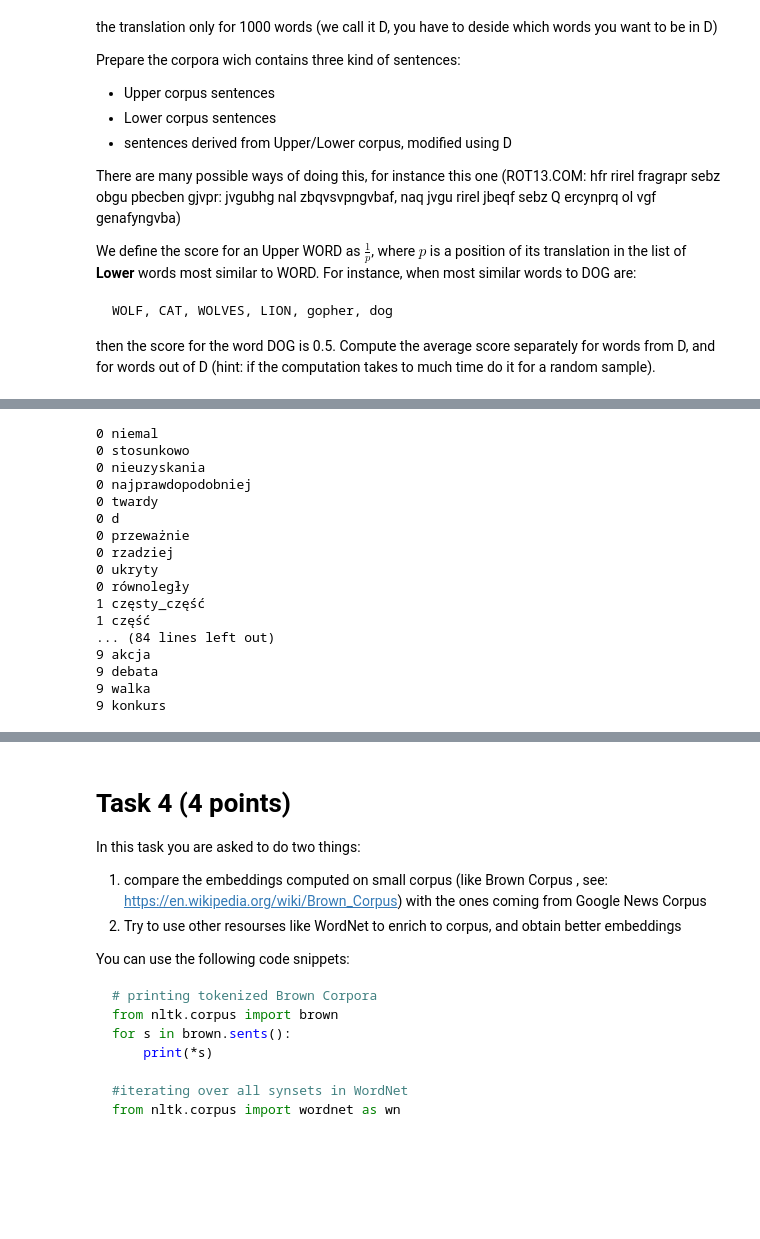
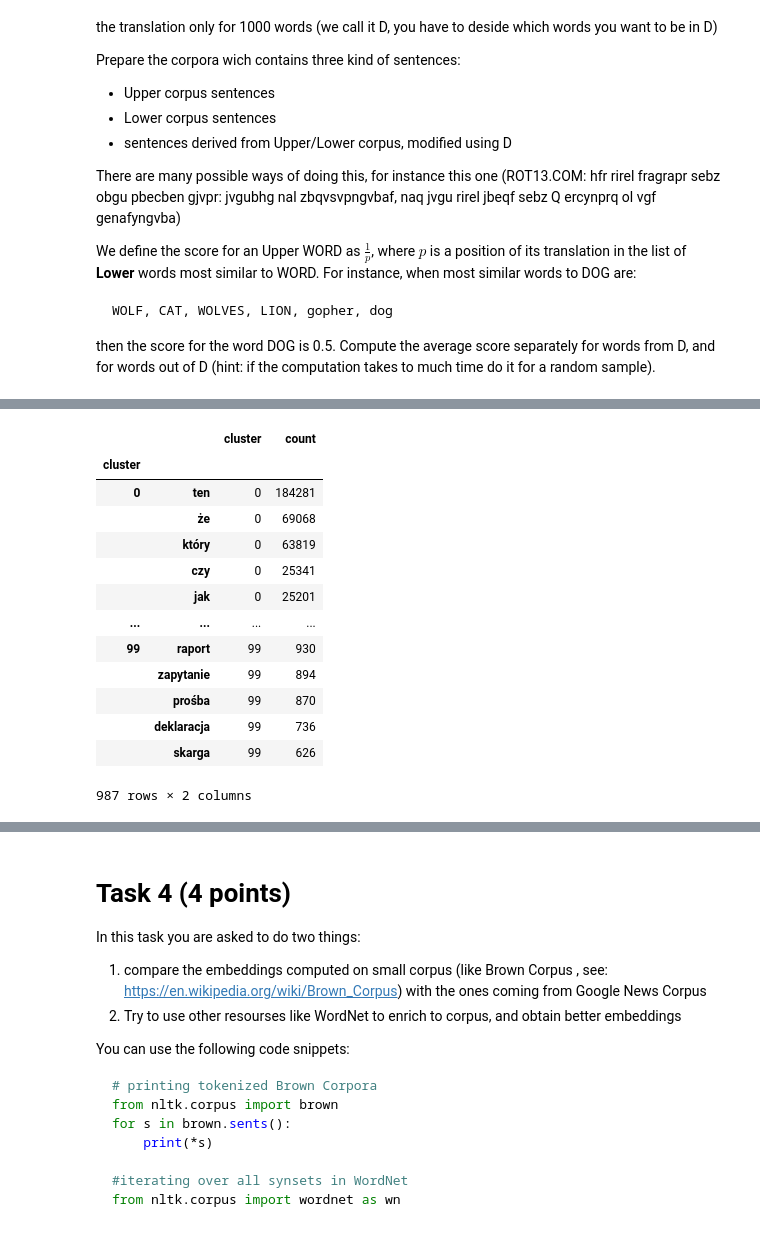
Before and after one commit to AdrianUrbanski/NLP, a Jupyter notebook: assignment4/assigment4.ipynb, the cells around one changed output, grey strips where cells are left out. Cells and saved outputs as stored; diff of their text form; code cells hidden in the pictures; blank space fills up the shorter version.

Commit message:
Update cleaning and results for task 3

```diff
--- a/assignment4/assigment4.ipynb
+++ b/assignment4/assigment4.ipynb
@@ -419,9 +418,7 @@ with open('task3_polish_lower_clean.txt', 'w') as out_file:
     for sentence in tqdm(lower_sentences):
         clean_words = []
         for word in sentence.split(' '):
-            if word.isnumeric():
-                clean_words.append('<num>')
-            elif word not in punctuation:
+            if word.isalpha():
                 clean_words.append(word)
         out_file.write(' '.join(clean_words) + '\n')
 # %%
@@ -434,9 +431,7 @@ with open('task3_polish_upper_clean.txt', 'w') as out_file:
     for sentence in tqdm(upper_sentences):
         clean_words = []
         for word in sentence.split(' '):
-            if word.isnumeric():
-                clean_words.append('<num>')
-            elif word not in punctuation:
+            if word.isalpha():
                 clean_words.append(word)
         out_file.write(' '.join(clean_words) + '\n')
 # %%
@@ -485,29 +480,23 @@ preds_pdf.index = task3_wv.index_to_key
 preds_pdf = preds_pdf.join(lower_word_counts.rename('count'))
 # %%
 cluster_representatives_pdf = preds_pdf.groupby('cluster').apply(lambda pdf: pdf.sort_values('count', ascending=False).iloc[:10])
-# %%
-for n, (cluster, word) in enumerate(cluster_representatives_pdf.index.values):
-    if n == 100:
-        break
-    print(cluster, word)
-# %% [output]
-0 niemal
-0 stosunkowo
-0 nieuzyskania
-0 najprawdopodobniej
-0 twardy
-0 d
-0 przeważnie
-0 rzadziej
-0 ukryty
-0 równoległy
-1 częsty_część
-1 część
-... (84 lines left out)
-9 akcja
-9 debata
-9 walka
-9 konkurs
+# %%
+cluster_representatives_pdf
+# %% [output]
+|  |  | cluster | count |
+| cluster |  |  |  |
+| 0 | ten | 0 | 184281 |
+|  | że | 0 | 69068 |
+|  | który | 0 | 63819 |
+|  | czy | 0 | 25341 |
+|  | jak | 0 | 25201 |
+| ... | ... | ... | ... |
+| 99 | raport | 99 | 930 |
+|  | zapytanie | 99 | 894 |
+|  | prośba | 99 | 870 |
+|  | deklaracja | 99 | 736 |
+|  | skarga | 99 | 626 |
+987 rows × 2 columns
 # %%
 representatives = [idx[1] for idx in cluster_representatives_pdf.index]
 # %%
```
Also changed, not shown: parts of 23 cells of this notebook.
